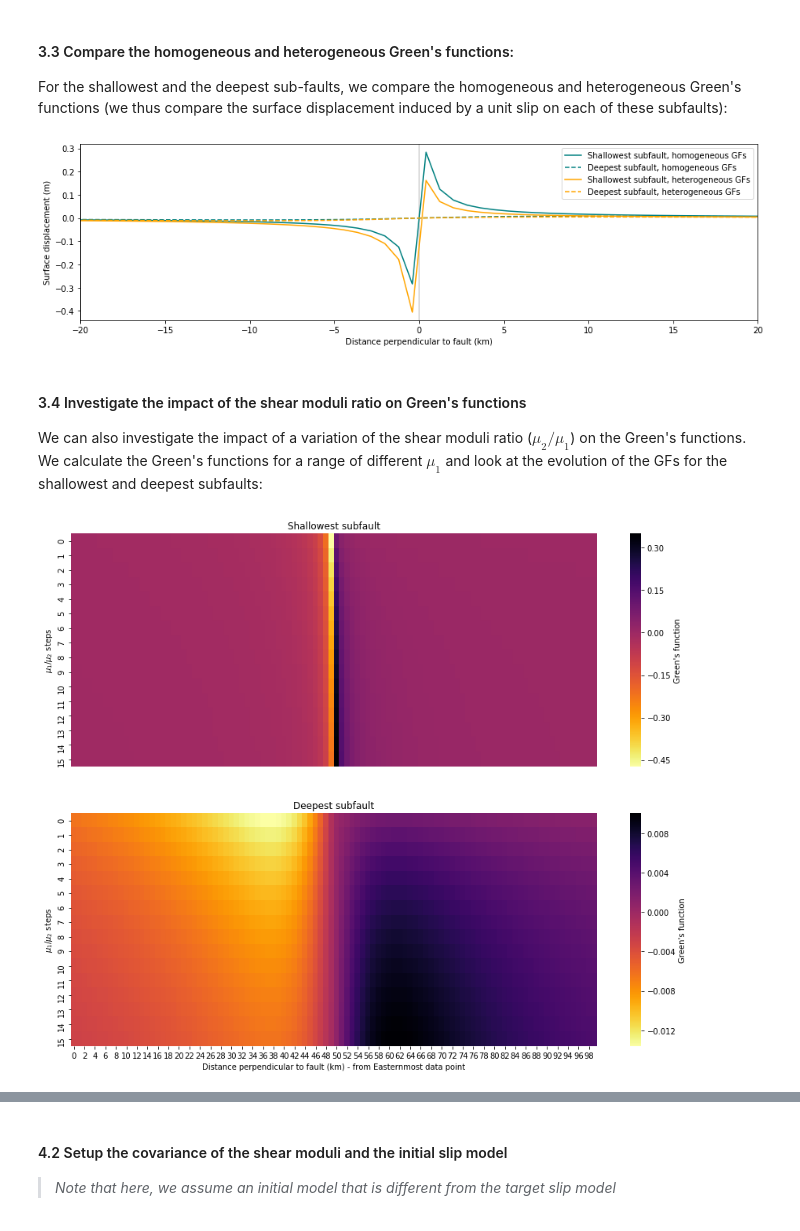
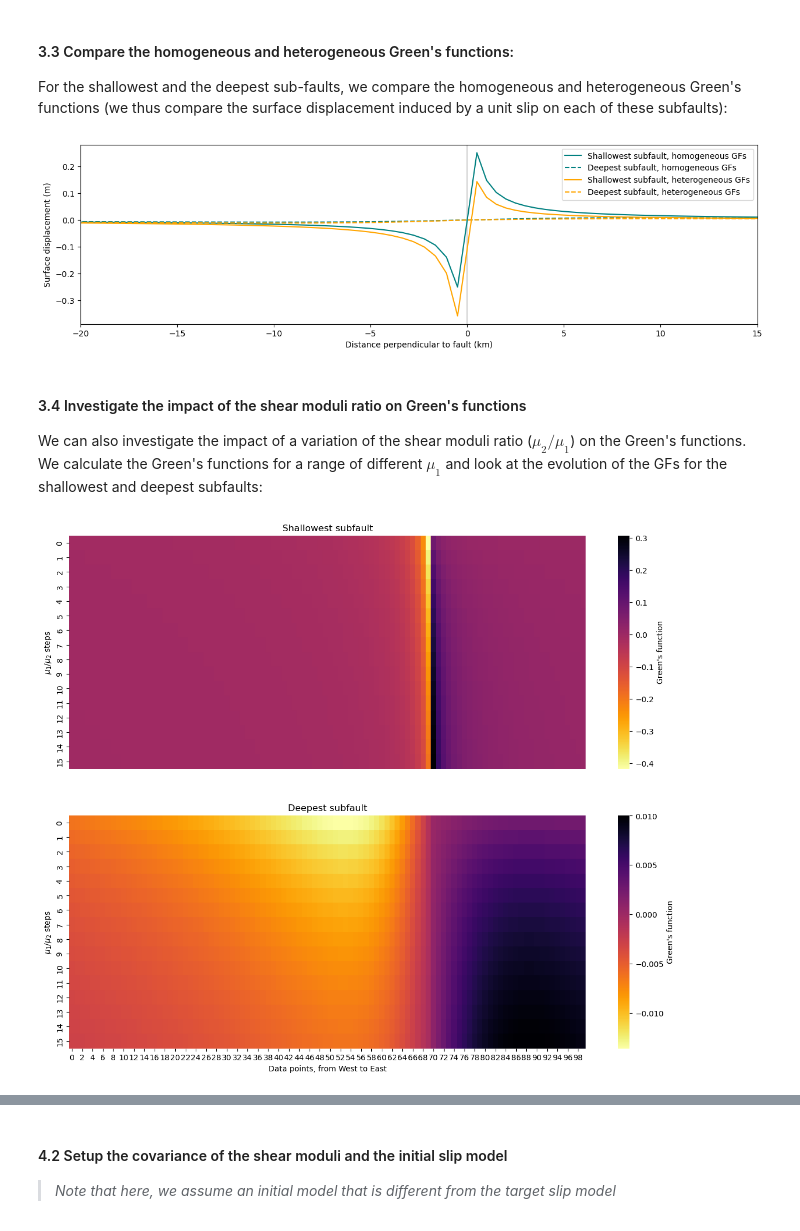
Before and after one commit to lijun99/altar, a Jupyter notebook: docs/tutorials/intro_cp/toymodel_step1.ipynb, the cells around one changed output, grey strips where cells are left out. Drawn from its saved outputs; the diff is of its cells as text; code cells hidden in the pictures.

```diff
--- a/docs/tutorials/intro_cp/toymodel_step1.ipynb
+++ b/docs/tutorials/intro_cp/toymodel_step1.ipynb
@@ -91,3 +84,5 @@ x = np.linspace(-40000,40000,100)
+# %%
+x = np.concatenate((np.linspace(-40000, -500, 70), np.linspace(500, 15000, 30)))
 # %% [markdown]
 Following Segall (2010), we can derive the expression of the surface displacement produced by an infinitely long vertical strike-slip fault bounding two media of different shear modulus, $\mu_1$ and $\mu_2$. The slip $s$ on the fault extends from the free surface to depth $d$. We will refer to displacement $u^{(1)}$ on the side with modulus $\mu_1$, and to displacement $u^{(2)}$ on the side with modulus $\mu_2$.
 \begin{equation}
@@ -108,7 +103,7 @@ def calcSurfaceDispHet(x_i, s, d, mu1, mu2):
     if x_i < 0:
         u = ((2*s) / np.pi) * (mu2 / (mu1 + mu2)) * np.arctan(d / x_i)
     else:
-        u = ((2*s) / np.pi) * (mu2 / (mu1 + mu2)) * np.arctan(d / x_i)
+        u = ((2*s) / np.pi) * (mu1 / (mu1 + mu2)) * np.arctan(d / x_i)
     return float(u)
 # %% [markdown]
 Now, we are able to calculate the surface displacement associated with the slip `s` at every data point.
@@ -127,9 +122,9 @@ print("noise amplitude (cm): ", noise_amplitude*100)
 
 noise_type = 'no'
 
-if noise_type is 'uncorrelated':
+if noise_type == 'uncorrelated':
     noise = noise_amplitude*np.random.normal(0,1,len(u_x3))
-elif noise_type is 'correlated':
+elif noise_type == 'correlated':
     #### NOT SURE VERIFY
     A = np.zeros((len(u_x3), len(u_x3)))
     cov = [ [math.exp(- abs(i - j) / 200.) for i in range(len(u_x3))] for j in range(len(u_x3))]
@@ -140,7 +135,7 @@ elif noise_type is 'correlated':
     x2 = 0.5 * noise_amplitude * np.random.normal(0, 1, len(u_x3))
     noiseuncorr = 0.5 * noise_amplitude * np.random.normal(0, 1, len(u_x3))
     noise = np.dot(A, x2) + noiseuncorr
-elif noise_type is 'no':
+elif noise_type == 'no':
     noise = np.zeros(np.shape(u_x3))
 else:
     print("Please define noise_type")
@@ -211,15 +206,12 @@ def calcGFhet(x, mu1, mu2, width, ndip):
     Returns the GFs in meters
     '''
     d = np.linspace(0.,width,ndip+1)
-    G1 = np.zeros((len(x)//2,len(d)-1))
-    G2 = np.zeros((len(x)//2,len(d)-1))
-    for j in range(len(x)//2):
+    Gv = np.zeros((len(x),len(d)-1))
+    for j in range(len(x)):
+        # the side with mu1 (x < 0) moves with mu2/(mu1+mu2), the side with mu2 with mu1/(mu1+mu2)
+        mu = mu2 if x[j] < 0 else mu1
         for i in range(0,len(d)-1):
-            G1[j,i] = (2/np.pi) *  (mu2/(mu1+mu2)) * ( mpmath.atan(d[i+1]/x[j]) - mpmath.atan(d[i]/x[j]) )
-    for j in range(len(x)//2,len(x)):
-        for i in range(0,len(d)-1):
-            G2[j-len(x)//2,i] = (2/np.pi) *  (mu1/(mu1+mu2)) * ( mpmath.atan(d[i+1]/x[j]) - mpmath.atan(d[i]/x[j]) )
-    Gv = np.vstack((G1,G2))
+            Gv[j,i] = (2/np.pi) *  (mu/(mu1+mu2)) * ( mpmath.atan(d[i+1]/x[j]) - mpmath.atan(d[i]/x[j]) )
     return Gv
 
 ## For the strike-slip component and the x3 (North) direction:
@@ -235,8 +227,8 @@ Gv_ss = np.concatenate( (Gv_ss_x1, Gv_ss_x3, Gv_ss_x2), axis = 0)
 ## dip-slip direction:
 Gv_ds = np.zeros( np.shape(Gv_ss) )
 
-## Full GFs
-Gv = np.concatenate( (Gv_ss, Gv_ds), axis = 0)
+## Full GFs, (observations, strike-slip and dip-slip parameters)
+Gv = np.concatenate( (Gv_ss, Gv_ds), axis = 1)
 # %% [markdown]
 #### 3.2 Homogeneous Green's Functions
 
@@ -283,40 +275,40 @@ plt.plot(x/1000, Gh_ss_x3[:,0],color='teal',label='Shallowest subfault, homogene
 plt.plot(x/1000, Gh_ss_x3[:,-1],'--',color='teal',label='Deepest subfault, homogeneous GFs')
 plt.plot(x/1000, Gv_ss_x3[:,0],color='orange',label='Shallowest subfault, heterogeneous GFs')
 plt.plot(x/1000, Gv_ss_x3[:,-1],'--',color='orange',label='Deepest subfault, heterogeneous GFs')
-plt.xlim([-20,20])
+plt.xlim([-20,15])
 plt.xlabel('Distance perpendicular to fault (km)')
 plt.ylabel('Surface displacement (m)')
 plt.legend()
 plt.show()
 # %% [output]
-[figure, old version]
+[figure, new version]
 # %% [markdown]
 #### 3.4 Investigate the impact of the shear moduli ratio on Green's functions
 
 We can also investigate the impact of a variation of the shear moduli ratio ($\mu_2/\mu_1$) on the Green's functions. We calculate the Green's functions for a range of different $\mu_1$ and look at the evolution of the GFs for the shallowest and deepest subfaults:
 # %%
 gfs = []
-for mu_i in np.linspace(1.,8.,16.):
+for mu_i in np.linspace(1.,8.,16):
     gfs.append(calcGFhet(x, mu_i, mu2, width, ndip))
 
 fig = plt.figure(figsize=(15,12))
 fig.add_subplot(2,1,1)
 ax = sns.heatmap(np.array(gfs)[:,:,0],cmap='inferno_r',
             linewidths=.0, rasterized=True,xticklabels=False,
             cbar_kws={'label': 'Green\'s function'})
-plt.ylabel('$\mu_1/\mu_2$ steps')
+plt.ylabel(r'$\mu_1/\mu_2$ steps')
 plt.title('Shallowest subfault')
 
 fig.add_subplot(2,1,2)
 ax = sns.heatmap(np.array(gfs)[:,:,-1],cmap='inferno_r',
             linewidths=.0, rasterized=True,
             cbar_kws={'label': 'Green\'s function'})
-plt.ylabel('$\mu_1/\mu_2$ steps')
-plt.xlabel('Distance perpendicular to fault (km) - from Easternmost data point')
+plt.ylabel(r'$\mu_1/\mu_2$ steps')
+plt.xlabel('Data points, from West to East')
 plt.title('Deepest subfault')
 plt.show()
 # %% [output]
-[figure, old version]
+[figure, new version]
 # %% [markdown]
 ### 4. Calculate the Prediction Covariance Matrix $\mathbf{C}_\mathrm{p}$
 
```
Also changed, not shown: parts of 23 cells of this notebook, 19 other files.
